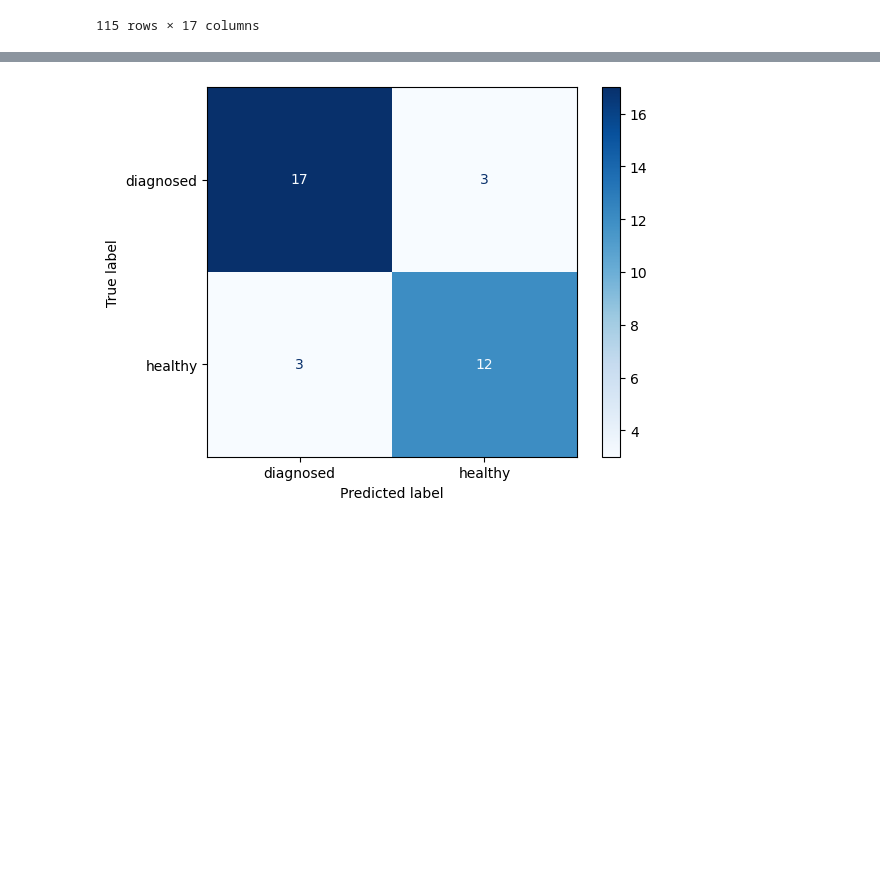
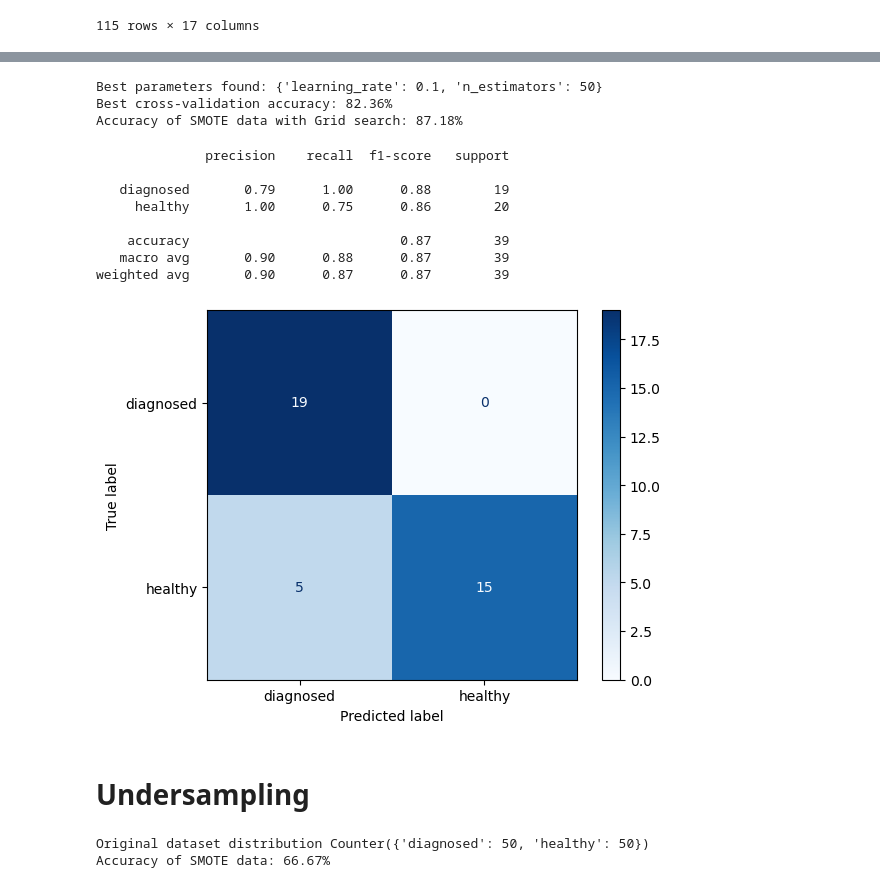
Before and after one commit to shaaleissa/colon_predictions, a Jupyter notebook: AdaBoost.model.ipynb, the cells around one changed output, grey strips where cells are left out. Saved outputs shown, nothing was run; the diff lists cells and outputs as text; code cells hidden in the pictures; blank space fills up the shorter version.

```diff
--- a/AdaBoost.model.ipynb
+++ b/AdaBoost.model.ipynb
@@ -31,12 +38,6 @@ target=df['Class']
 # %%
-
-X_train, X_test, y_train, y_test = train_test_split(data, target, test_size = 0.3,random_state=15)
-
-sm = SMOTE(random_state = 2)
-X_train_res, y_train_res = sm.fit_resample(X_train, y_train.ravel())
-
-adaboost = AdaBoostClassifier()
-adaboost.fit(X_train_res, y_train_res)
-y_pred= adaboost.predict(X_test)
+X_train, X_test, y_train, y_test = train_test_split(data, target, test_size = 0.3,random_state=random_state)
+adaboost.fit(X_train, y_train)
+y_pred_Org= adaboost.predict(X_test)
 print("Accuracy: %.2f%%" % (adaboost.score(X_test, y_test) * 100.0))
 # %% [output]
@@ -55,0 +126,10 @@ weighted avg       0.83      0.83      0.83        35
+# %%
+sm = SMOTE(random_state = 2)
+X_train_res, y_train_res = sm.fit_resample(data, target)
+X_train, X_test, y_train, y_test = train_test_split(X_train_res, y_train_res, test_size = 0.3,random_state=random_state)
+print('Original dataset distribution %s' % Counter(y_train_res))
+adaboost_smote = AdaBoostClassifier()
+adaboost_smote.fit(X_train, y_train)
+y_pred_SMOTE= adaboost_smote.predict(X_test)
+print("Accuracy of SMOTE data: %.2f%%" % (adaboost_smote.score(X_test, y_test) * 100.0))
+# 82.05%
@@ -55,0 +156,10 @@ weighted avg       0.83      0.83      0.83        35
+# %%
+# Define the hyperparameters and their possible values
+param_grid = {
+    'n_estimators': [50, 100, 150, 200],
+    'learning_rate': [0.001, 0.01, 0.1, 0.5, 1.0]
+}
+
+# Use GridSearchCV to search for the best hyperparameters
+grid_search = GridSearchCV(adaboost_smote, param_grid, cv=KFold(n_splits=4, random_state=0, shuffle=True), scoring='accuracy', n_jobs=-1, verbose=2)
+grid_search.fit(X_train, y_train)
@@ -56,7 +189,43 @@ weighted avg       0.83      0.83      0.83        35
+# %%
+# Print the best parameters and their corresponding accuracy
+print("Best parameters found:", grid_search.best_params_)
+print("Best cross-validation accuracy: %.2f%% " % (grid_search.best_score_*100.0))
+
+# Evaluate on the test set
+y_pred_SMOTEGr = grid_search.predict(X_test)
+print("Accuracy of SMOTE data with Grid search: %.2f%%" % (grid_search.score(X_test, y_test) * 100.0))
+# %% [output]
+Best parameters found: {'learning_rate': 0.1, 'n_estimators': 50}
+Best cross-validation accuracy: 82.36%
+Accuracy of SMOTE data with Grid search: 87.18%
 # %%
-cm=confusion_matrix(y_test, y_pred)
+print(classification_report(y_test, y_pred_SMOTEGr))
+cm=confusion_matrix(y_test, y_pred_SMOTEGr)
 disp = ConfusionMatrixDisplay(confusion_matrix=cm, display_labels=adaboost.classes_)
 disp.plot(cmap=plt.cm.Blues)
 plt.show()
 # %% [output]
+              precision    recall  f1-score   support
+
+   diagnosed       0.79      1.00      0.88        19
+     healthy       1.00      0.75      0.86        20
+
+    accuracy                           0.87        39
+   macro avg       0.90      0.88      0.87        39
+weighted avg       0.90      0.87      0.87        39
-[figure, old version]
+[figure, new version]
+# %% [markdown]
+# Undersampling
+# %%
+rus = RandomUnderSampler(random_state=42)
+X_res, y_res = rus.fit_resample(data, target)
+print('Original dataset distribution %s' % Counter(y_res))
+X_train, X_test, y_train, y_test = train_test_split(X_res, y_res, test_size = 0.3,random_state=random_state)
+
+adaboost_underSampler = AdaBoostClassifier()
+adaboost_underSampler.fit(X_train, y_train)
+y_pred_underSampler= adaboost_underSampler.predict(X_test)
+print("Accuracy of SMOTE data: %.2f%%" % (adaboost_underSampler.score(X_test, y_test) * 100.0))
+# %% [output]
+Original dataset distribution Counter({'diagnosed': 50, 'healthy': 50})
+Accuracy of SMOTE data: 66.67%
```
Also changed, not shown: parts of 18 cells of this notebook, 1 other file.
